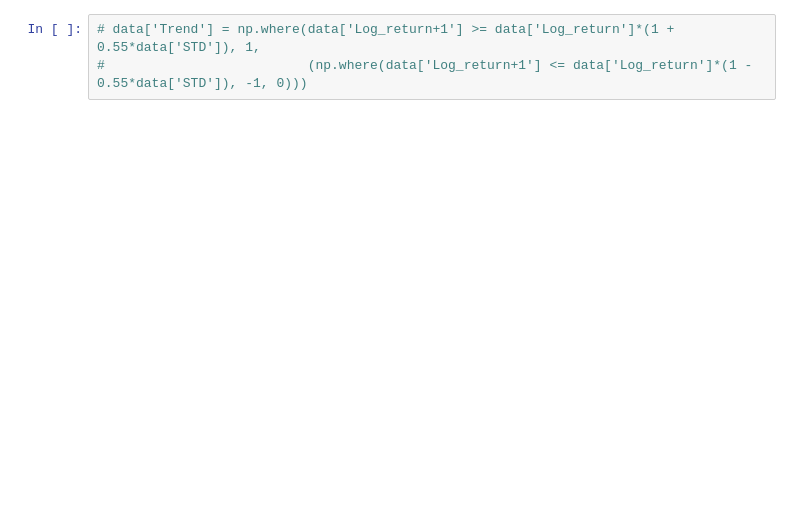
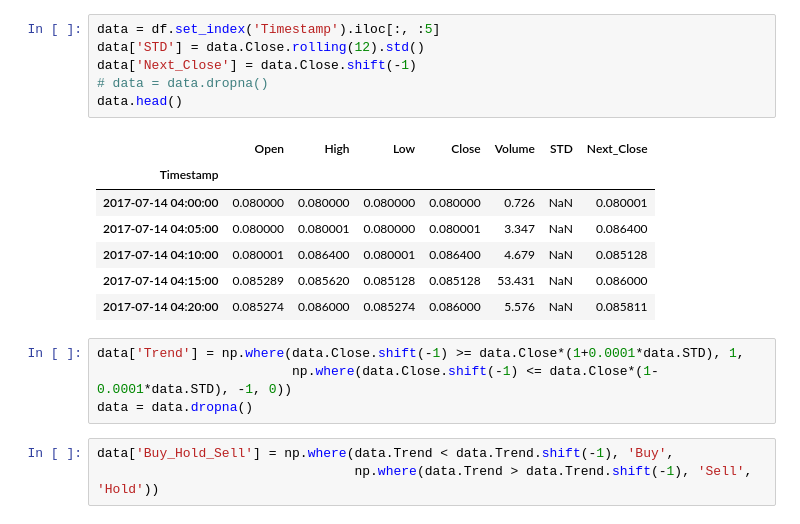
Before and after one commit to novis10813/Is-Technical-Indicator-Really-a-Thing-for-Deep-Learning, a Jupyter notebook: test.ipynb, the cells around one changed output. Drawn from its saved outputs; the diff is of its cells as text; blank space fills up the shorter version.

```diff
--- a/test.ipynb
+++ b/test.ipynb
@@ -26,3 +30,21 @@ data.head()
+# %%
+data = df.set_index('Timestamp').iloc[:, :5]
+data['STD'] = data.Close.rolling(12).std()
+data['Next_Close'] = data.Close.shift(-1)
+# data = data.dropna()
+data.head()
+# %% [output]
+|  | Open | High | Low | Close | Volume | STD | Next_Close |
+| Timestamp |  |  |  |  |  |  |  |
+| 2017-07-14 04:00:00 | 0.080000 | 0.080000 | 0.080000 | 0.080000 | 0.726 | NaN | 0.080001 |
+| 2017-07-14 04:05:00 | 0.080000 | 0.080001 | 0.080000 | 0.080001 | 3.347 | NaN | 0.086400 |
+| 2017-07-14 04:10:00 | 0.080001 | 0.086400 | 0.080001 | 0.086400 | 4.679 | NaN | 0.085128 |
+| 2017-07-14 04:15:00 | 0.085289 | 0.085620 | 0.085128 | 0.085128 | 53.431 | NaN | 0.086000 |
+| 2017-07-14 04:20:00 | 0.085274 | 0.086000 | 0.085274 | 0.086000 | 5.576 | NaN | 0.085811 |
 # %%
-# data['Trend'] = np.where(data['Log_return+1'] >= data['Log_return']*(1 + 0.55*data['STD']), 1,
-#                          (np.where(data['Log_return+1'] <= data['Log_return']*(1 - 0.55*data['STD']), -1, 0)))
+data['Trend'] = np.where(data.Close.shift(-1) >= data.Close*(1+0.0001*data.STD), 1,
+                         np.where(data.Close.shift(-1) <= data.Close*(1-0.0001*data.STD), -1, 0))
+data = data.dropna()
+# %%
+data['Buy_Hold_Sell'] = np.where(data.Trend < data.Trend.shift(-1), 'Buy',
+                                 np.where(data.Trend > data.Trend.shift(-1), 'Sell', 'Hold'))
```
Also changed, not shown: parts of 10 cells of this notebook, 1 other file.
